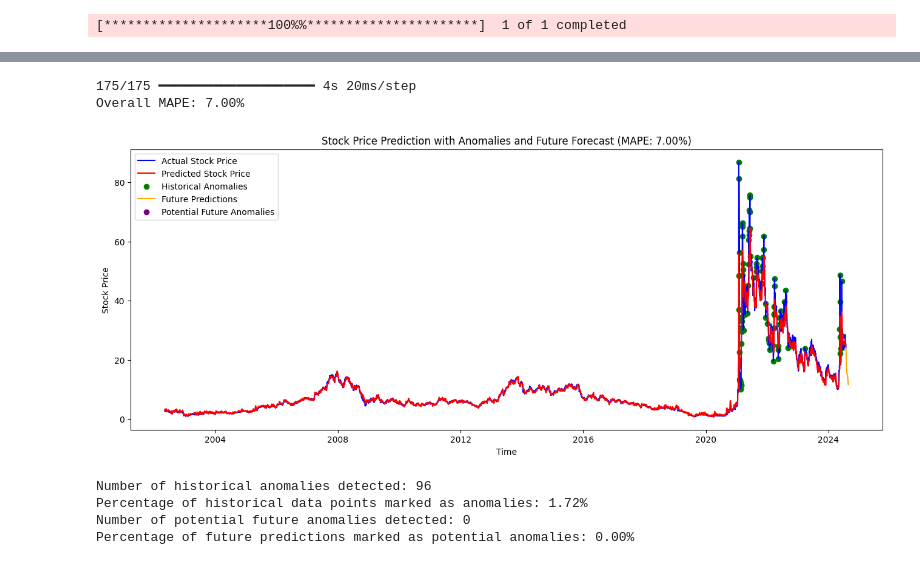
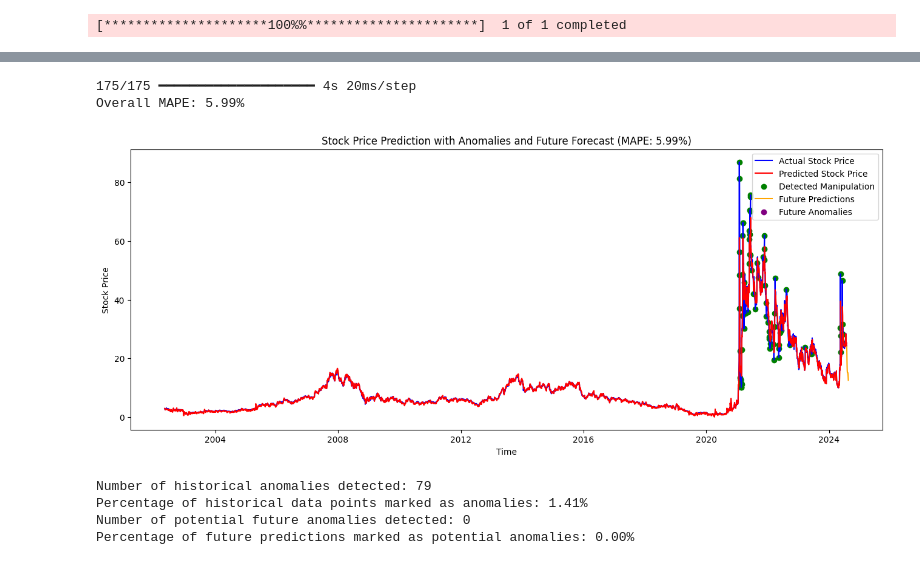
Before and after one commit to loricsonchia/StockSage, a Jupyter notebook: yahooScrapping/predictionManipulationv3.ipynb, the cells around one changed output, grey strips where cells are left out. Cells and saved outputs as stored; diff of their text form; code cells hidden in the pictures.

Commit message:
best model

```diff
--- a/yahooScrapping/predictionManipulationv3.ipynb
+++ b/yahooScrapping/predictionManipulationv3.ipynb
@@ -53,11 +53,11 @@ class StockPredictionAndAnomalyDetection:
     def build_lstm_model(self):
         model = Sequential([
             LSTM(units=100, return_sequences=True, input_shape=(self.time_steps, self.scaled_data.shape[1])),
-            Dropout(0.2),
+            Dropout(0.1),
             LSTM(units=75, return_sequences=True),
-            Dropout(0.2),
+            Dropout(0.1),
             LSTM(units=50, return_sequences=False),
-            Dropout(0.2),
+            Dropout(0.1),
             Dense(units=25),
             Dense(units=1)
         ])
@@ -141,7 +141,7 @@ class StockPredictionAndAnomalyDetection:
 
         return actual_prices, predicted_prices, anomalies
 
-    def visualize_predictions_and_anomalies(self, df, future_days=30):
+    def visualize_predictions_and_anomalies(self, df, future_days=21):
         actual_prices, predicted_prices, anomalies, future_predictions, future_anomalies = self.detect_anomalies(df, self.predict_future(future_days))
 
         overall_mape = self.mean_absolute_percentage_error(actual_prices, predicted_prices)
@@ -149,11 +149,11 @@ class StockPredictionAndAnomalyDetection:
         plt.figure(figsize=(16, 6))
         plt.plot(df.index[-len(predicted_prices):], actual_prices, color='blue', label='Actual Stock Price')
         plt.plot(df.index[-len(predicted_prices):], predicted_prices, color='red', label='Predicted Stock Price')
-        plt.scatter(df.index[-len(predicted_prices):][anomalies == -1], actual_prices[anomalies == -1], color='green', label='Historical Anomalies')
+        plt.scatter(df.index[-len(predicted_prices):][anomalies == -1], actual_prices[anomalies == -1], color='green', label='Detected Manipulation')
 
         future_dates = pd.date_range(start=df.index[-1] + pd.Timedelta(days=1), periods=future_days)
         plt.plot(future_dates, future_predictions, color='orange', label='Future Predictions')
-        plt.scatter(future_dates[future_anomalies == -1], future_predictions[future_anomalies == -1], color='purple', label='Potential Future Anomalies')
+        plt.scatter(future_dates[future_anomalies == -1], future_predictions[future_anomalies == -1], color='purple', label='Future Anomalies')
 
         plt.title(f'Stock Price Prediction with Anomalies and Future Forecast (MAPE: {overall_mape:.2f}%)')
         plt.xlabel('Time')
@@ -166,27 +166,24 @@ class StockPredictionAndAnomalyDetection:
         print(f"Number of potential future anomalies detected: {np.sum(future_anomalies == -1)}")
         print(f"Percentage of future predictions marked as potential anomalies: {100 * np.mean(future_anomalies == -1):.2f}%")
 
-    def create_specific_plots(self, df, future_days=30):
+    def create_combined_plot(self, df, future_days=21):
         actual_prices, predicted_prices, anomalies, future_predictions, future_anomalies = self.detect_anomalies(df, self.predict_future(future_days))
 
-        # Plot 1: Entire actual stock price + historical anomalies
         plt.figure(figsize=(16, 6))
+
+        # Plot actual stock price
         plt.plot(df.index, df['Close'], color='blue', label='Actual Stock Price')
+
+        # Plot historical anomalies
         plt.scatter(df.index[-len(predicted_prices):][anomalies == -1],
                     df['Close'].values[-len(predicted_prices):][anomalies == -1],
                     color='red', label='Historical Anomalies')
-        plt.title('Actual Stock Price with Historical Anomalies')
-        plt.xlabel('Time')
-        plt.ylabel('Stock Price')
-        plt.legend()
-        plt.show()
 
-        # Plot 2: Actual stock price + future predictions
-        plt.figure(figsize=(16, 6))
-        plt.plot(df.index, df['Close'], color='blue', label='Actual Stock Price')
+        # Plot future predictions
         future_dates = pd.date_range(start=df.index[-1] + pd.Timedelta(days=1), periods=future_days)
-        plt.plot(future_dates, future_predictions, color='red', label='Future Predictions')
-        plt.title('Actual Stock Price with Future Predictions')
+        plt.plot(future_dates, future_predictions, color='orange', label='Future Predictions')
+
+        plt.title('Stock Price with Historical Anomalies and Future Predictions')
         plt.xlabel('Time')
         plt.ylabel('Stock Price')
         plt.legend()
@@ -194,9 +191,10 @@ class StockPredictionAndAnomalyDetection:
 
         print(f"Number of historical anomalies detected: {np.sum(anomalies == -1)}")
         print(f"Percentage of historical data points marked as anomalies: {100 * np.mean(anomalies == -1):.2f}%")
+        print(f"Future prediction period: {future_days} days")
 # %%
 ticker = 'GME'
-stockPrices = yf.download(ticker, '1981-01-01', '2024-07-25')
+stockPrices = yf.download(ticker, '1981-01-01', '2024-07-28')
 stockPrices.columns = stockPrices.columns.str.strip()
 # %% [output]
 [*********************100%%**********************]  1 of 1 completed
@@ -225,3 +223,3 @@ Validation MAPE: 6.17%
 # %%
-model.visualize_predictions_and_anomalies(stockPrices, future_days=30)
+model.visualize_predictions_and_anomalies(stockPrices, future_days=21)
 # %% [output]
@@ -245,8 +243,8 @@ model.visualize_predictions_and_anomalies(stockPrices, future_days=30)
 175/175 ━━━━━━━━━━━━━━━━━━━━ 4s 20ms/step
-Overall MAPE: 7.00%
+Overall MAPE: 5.99%
-[figure, old version]
+[figure, new version]
-Number of historical anomalies detected: 96
-Percentage of historical data points marked as anomalies: 1.72%
+Number of historical anomalies detected: 79
+Percentage of historical data points marked as anomalies: 1.41%
 Number of potential future anomalies detected: 0
 Percentage of future predictions marked as potential anomalies: 0.00%
 # %%
```
Also changed, not shown: parts of 3 cells of this notebook, 1 other file.
